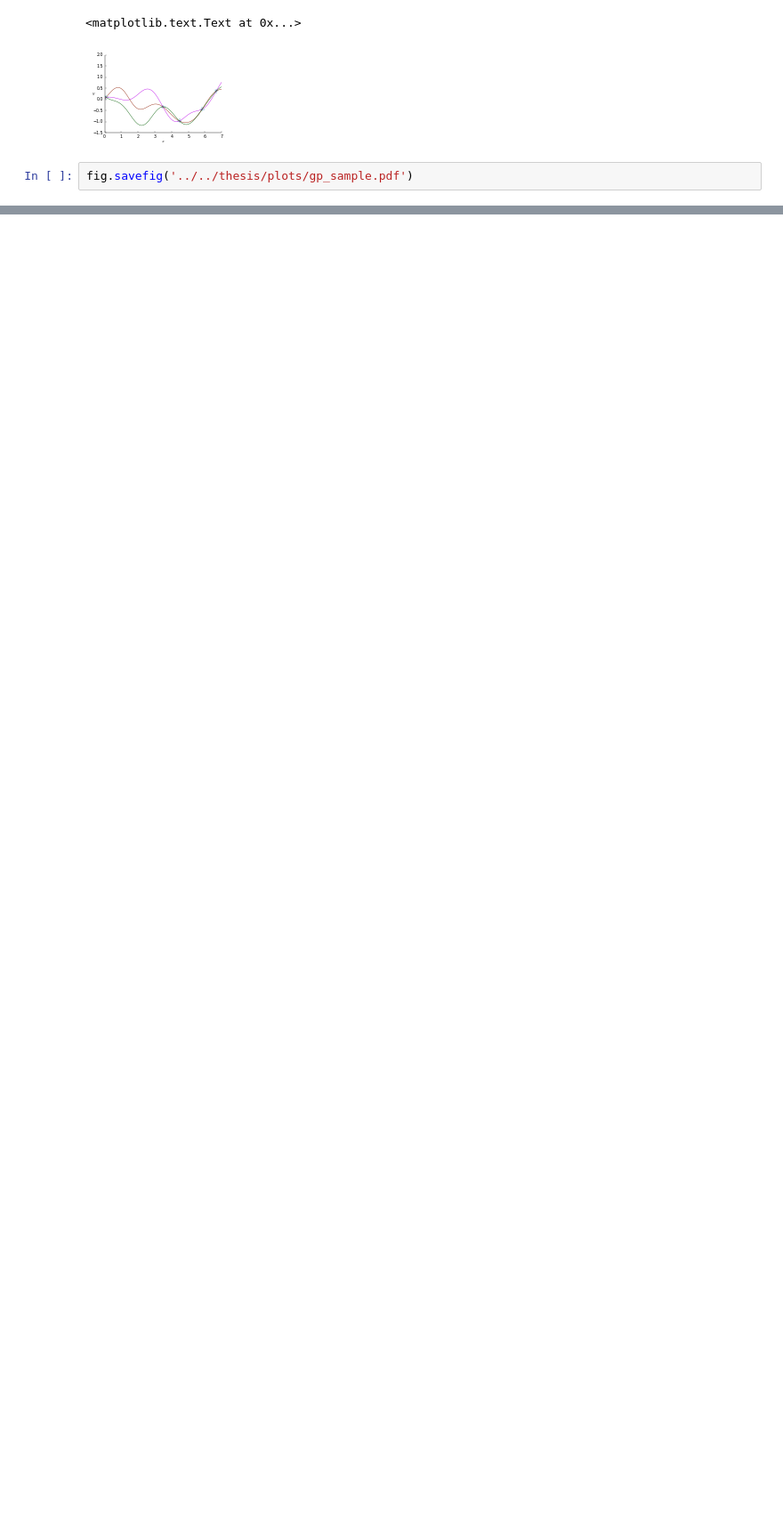
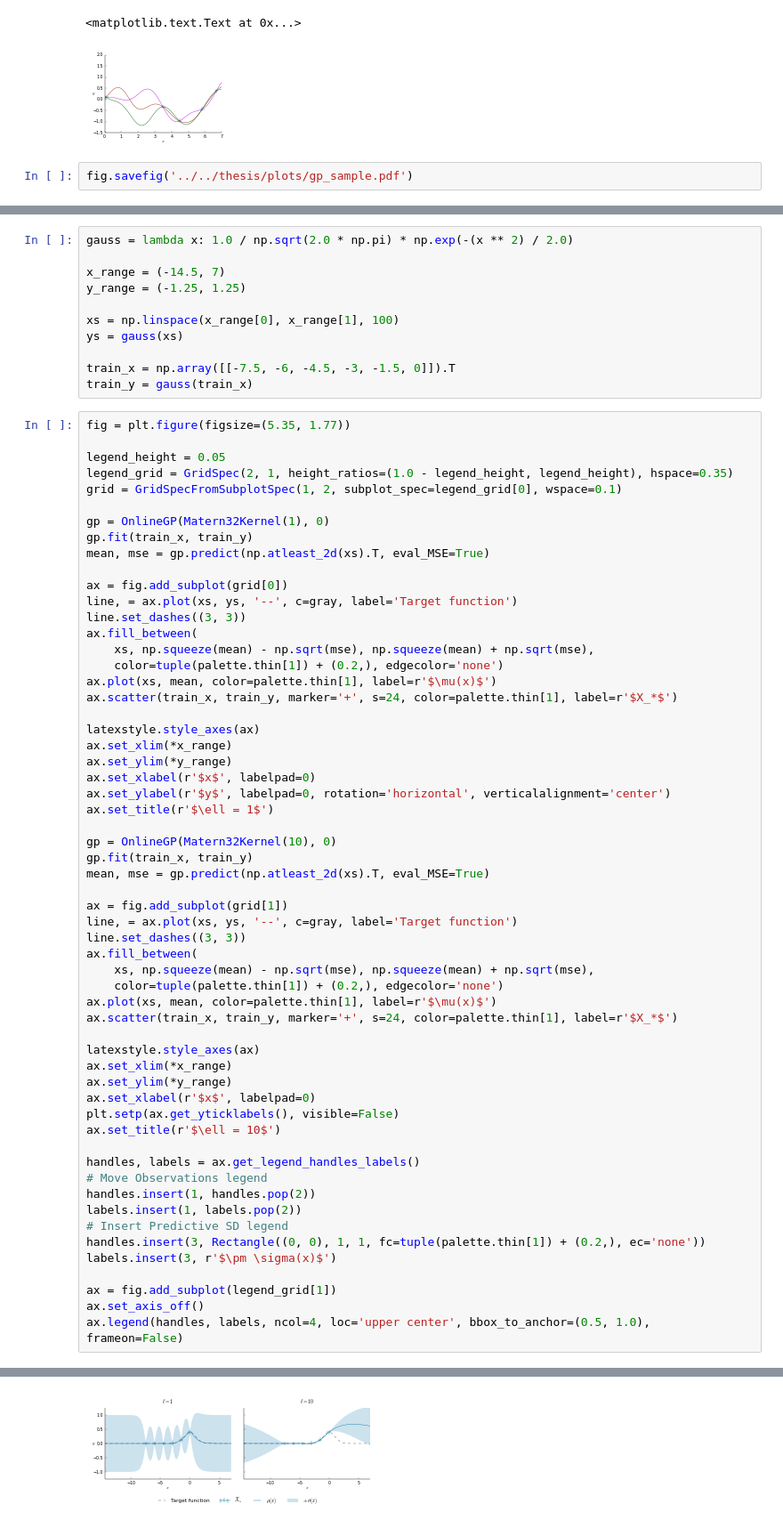
Before and after one commit to jgosmann/plume, a Jupyter notebook: notebooks/GP visualization.ipynb, the cells around one changed output, grey strips where cells are left out. Shown at 89% size. Drawn from its saved outputs; the diff is of its cells as text; blank space fills up the shorter version.

```diff
--- a/notebooks/GP visualization.ipynb
+++ b/notebooks/GP visualization.ipynb
@@ -87,0 +90,70 @@ fig.savefig('../../thesis/plots/gp_sample.pdf')
+# %%
+gauss = lambda x: 1.0 / np.sqrt(2.0 * np.pi) * np.exp(-(x ** 2) / 2.0)
+
+x_range = (-14.5, 7)
+y_range = (-1.25, 1.25)
+
+xs = np.linspace(x_range[0], x_range[1], 100)
+ys = gauss(xs)
+
+train_x = np.array([[-7.5, -6, -4.5, -3, -1.5, 0]]).T
+train_y = gauss(train_x)
+# %%
+fig = plt.figure(figsize=(5.35, 1.77))
+
+legend_height = 0.05
+legend_grid = GridSpec(2, 1, height_ratios=(1.0 - legend_height, legend_height), hspace=0.35)
+grid = GridSpecFromSubplotSpec(1, 2, subplot_spec=legend_grid[0], wspace=0.1)
+
+gp = OnlineGP(Matern32Kernel(1), 0)
+gp.fit(train_x, train_y)
+mean, mse = gp.predict(np.atleast_2d(xs).T, eval_MSE=True)
+
+ax = fig.add_subplot(grid[0])
+line, = ax.plot(xs, ys, '--', c=gray, label='Target function')
+line.set_dashes((3, 3))
+ax.fill_between(
+    xs, np.squeeze(mean) - np.sqrt(mse), np.squeeze(mean) + np.sqrt(mse),
+    color=tuple(palette.thin[1]) + (0.2,), edgecolor='none')
+ax.plot(xs, mean, color=palette.thin[1], label=r'$\mu(x)$')
+ax.scatter(train_x, train_y, marker='+', s=24, color=palette.thin[1], label=r'$X_*$')
+
+latexstyle.style_axes(ax)
+ax.set_xlim(*x_range)
+ax.set_ylim(*y_range)
+ax.set_xlabel(r'$x$', labelpad=0)
+ax.set_ylabel(r'$y$', labelpad=0, rotation='horizontal', verticalalignment='center')
+ax.set_title(r'$\ell = 1$')
+
+gp = OnlineGP(Matern32Kernel(10), 0)
+gp.fit(train_x, train_y)
+mean, mse = gp.predict(np.atleast_2d(xs).T, eval_MSE=True)
+
+ax = fig.add_subplot(grid[1])
+line, = ax.plot(xs, ys, '--', c=gray, label='Target function')
+line.set_dashes((3, 3))
+ax.fill_between(
+    xs, np.squeeze(mean) - np.sqrt(mse), np.squeeze(mean) + np.sqrt(mse),
+    color=tuple(palette.thin[1]) + (0.2,), edgecolor='none')
+ax.plot(xs, mean, color=palette.thin[1], label=r'$\mu(x)$')
+ax.scatter(train_x, train_y, marker='+', s=24, color=palette.thin[1], label=r'$X_*$')
+
+latexstyle.style_axes(ax)
+ax.set_xlim(*x_range)
+ax.set_ylim(*y_range)
+ax.set_xlabel(r'$x$', labelpad=0)
+plt.setp(ax.get_yticklabels(), visible=False)
+ax.set_title(r'$\ell = 10$')
+
+handles, labels = ax.get_legend_handles_labels()
+# Move Observations legend
+handles.insert(1, handles.pop(2))
+labels.insert(1, labels.pop(2))
+# Insert Predictive SD legend
+handles.insert(3, Rectangle((0, 0), 1, 1, fc=tuple(palette.thin[1]) + (0.2,), ec='none'))
+labels.insert(3, r'$\pm \sigma(x)$')
+
+ax = fig.add_subplot(legend_grid[1])
+ax.set_axis_off()
+ax.legend(handles, labels, ncol=4, loc='upper center', bbox_to_anchor=(0.5, 1.0), frameon=False)
+# %% [output]
@@ -87,0 +161 @@ fig.savefig('../../thesis/plots/gp_sample.pdf')
+[figure, added]
```
Also changed, not shown: parts of 8 cells of this notebook, 2 other files.
